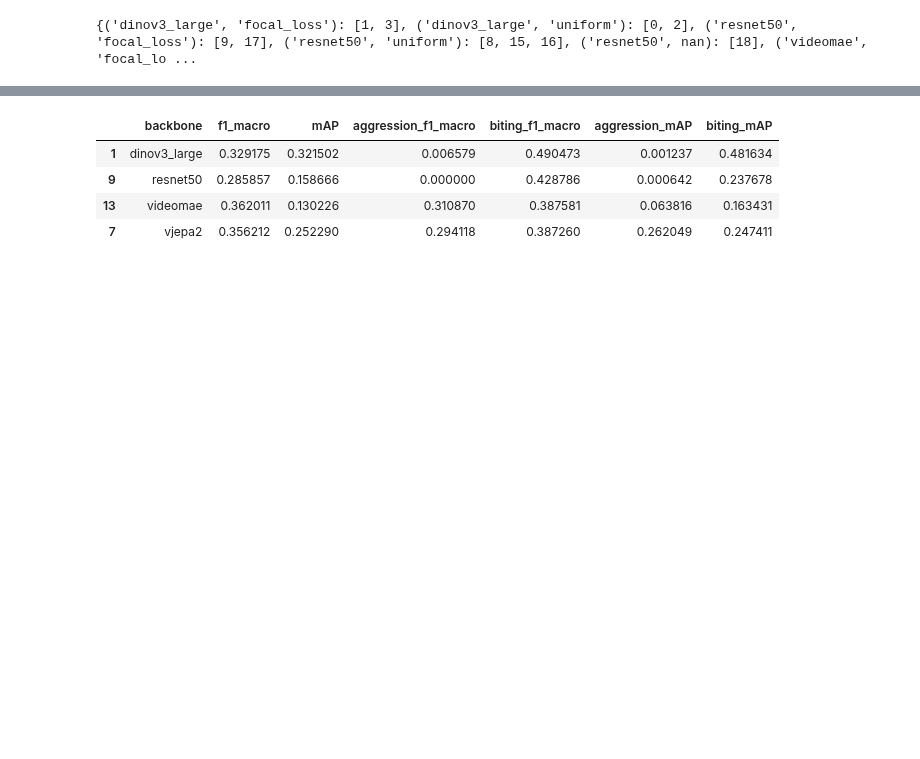
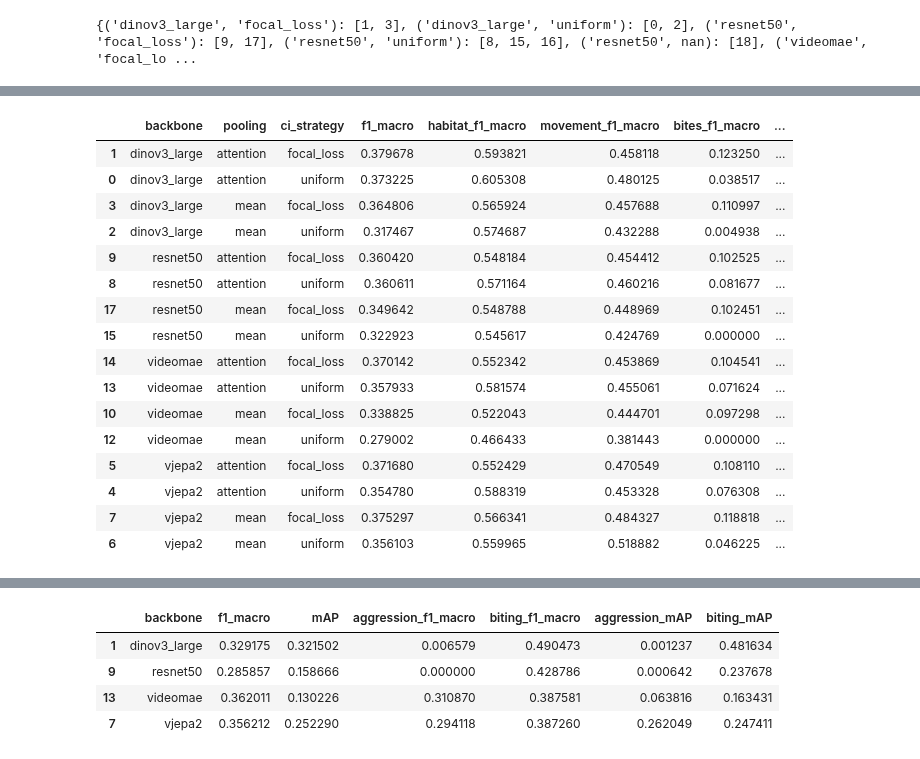
Before and after one commit to team-wildfin/wildfin-mini, a Jupyter notebook: analysis/fulltune.ipynb, the cells around one changed output, grey strips where cells are left out. Saved outputs shown, nothing was run; the diff lists cells and outputs as text; code cells hidden in the pictures; blank space fills up the shorter version.

```diff
--- a/analysis/fulltune.ipynb
+++ b/analysis/fulltune.ipynb
@@ -67,0 +126,20 @@ ff.groupby(['backbone', 'ci_strategy']).groups
+# %%
+get_full_table(ff, fishfollow_groups, "f1_macro")
+# %% [output]
+|  | backbone | pooling | ci_strategy | f1_macro | habitat_f1_macro | movement_f1_macro | bites_f1_macro | ... |
+| 1 | dinov3_large | attention | focal_loss | 0.379678 | 0.593821 | 0.458118 | 0.123250 | ... |
+| 0 | dinov3_large | attention | uniform | 0.373225 | 0.605308 | 0.480125 | 0.038517 | ... |
+| 3 | dinov3_large | mean | focal_loss | 0.364806 | 0.565924 | 0.457688 | 0.110997 | ... |
+| 2 | dinov3_large | mean | uniform | 0.317467 | 0.574687 | 0.432288 | 0.004938 | ... |
+| 9 | resnet50 | attention | focal_loss | 0.360420 | 0.548184 | 0.454412 | 0.102525 | ... |
+| 8 | resnet50 | attention | uniform | 0.360611 | 0.571164 | 0.460216 | 0.081677 | ... |
+| 17 | resnet50 | mean | focal_loss | 0.349642 | 0.548788 | 0.448969 | 0.102451 | ... |
+| 15 | resnet50 | mean | uniform | 0.322923 | 0.545617 | 0.424769 | 0.000000 | ... |
+| 14 | videomae | attention | focal_loss | 0.370142 | 0.552342 | 0.453869 | 0.104541 | ... |
+| 13 | videomae | attention | uniform | 0.357933 | 0.581574 | 0.455061 | 0.071624 | ... |
+| 10 | videomae | mean | focal_loss | 0.338825 | 0.522043 | 0.444701 | 0.097298 | ... |
+| 12 | videomae | mean | uniform | 0.279002 | 0.466433 | 0.381443 | 0.000000 | ... |
+| 5 | vjepa2 | attention | focal_loss | 0.371680 | 0.552429 | 0.470549 | 0.108110 | ... |
+| 4 | vjepa2 | attention | uniform | 0.354780 | 0.588319 | 0.453328 | 0.076308 | ... |
+| 7 | vjepa2 | mean | focal_loss | 0.375297 | 0.566341 | 0.484327 | 0.118818 | ... |
+| 6 | vjepa2 | mean | uniform | 0.356103 | 0.559965 | 0.518882 | 0.046225 | ... |
```
Also changed, not shown: parts of 5 cells of this notebook.
